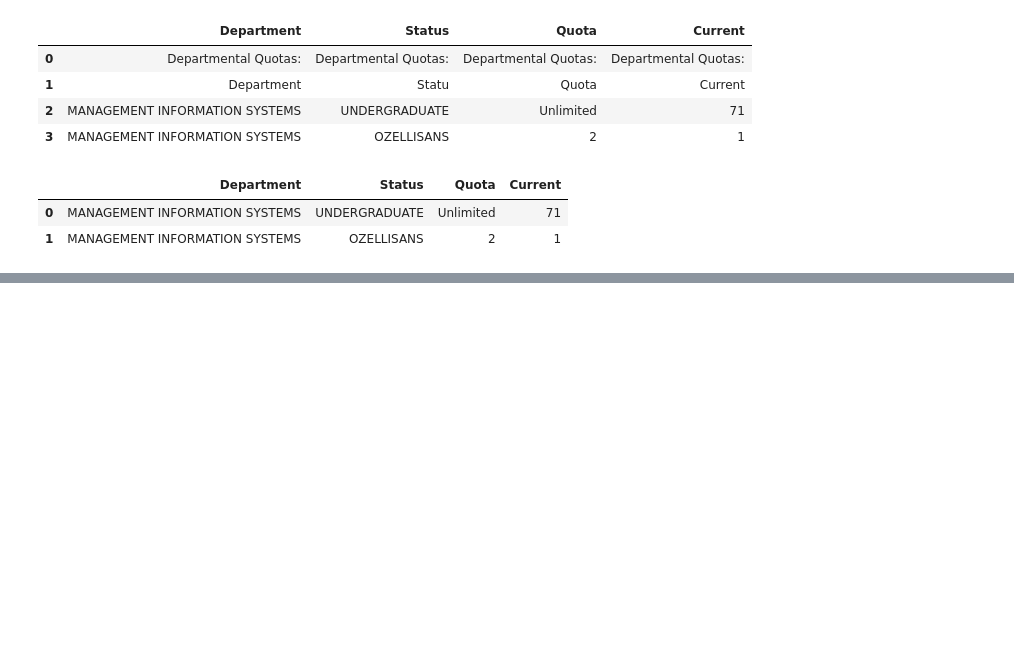
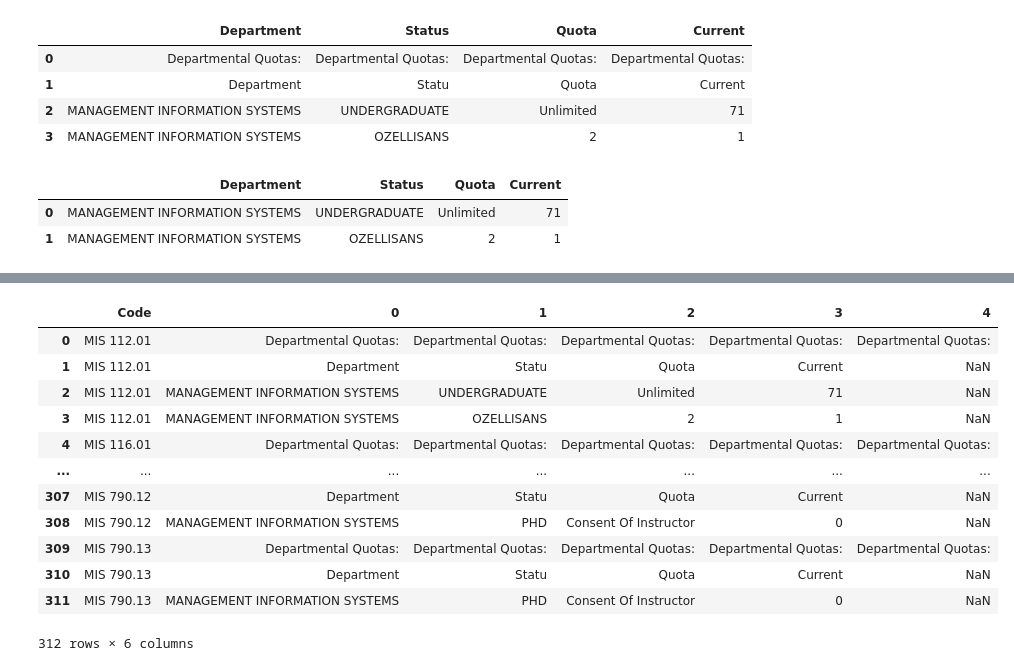
Before and after one commit to yyusufcoskun/quota-tracker, a Jupyter notebook: quotascrape.ipynb, the cells around one changed output, grey strips where cells are left out. Cells and saved outputs as stored; diff of their text form; code cells hidden in the pictures; blank space fills up the shorter version.

```diff
--- a/quotascrape.ipynb
+++ b/quotascrape.ipynb
@@ -62,0 +115,17 @@ info_link.click()
+# %%
+result = result[["Code",0,1,2,3,4]]
+result
+# %% [output]
+|  | Code | 0 | 1 | 2 | 3 | 4 |
+| 0 | MIS 112.01 | Departmental Quotas: | Departmental Quotas: | Departmental Quotas: | Departmental Quotas: | Departmental Quotas: |
+| 1 | MIS 112.01 | Department | Statu | Quota | Current | NaN |
+| 2 | MIS 112.01 | MANAGEMENT INFORMATION SYSTEMS | UNDERGRADUATE | Unlimited | 71 | NaN |
+| 3 | MIS 112.01 | MANAGEMENT INFORMATION SYSTEMS | OZELLISANS | 2 | 1 | NaN |
+| 4 | MIS 116.01 | Departmental Quotas: | Departmental Quotas: | Departmental Quotas: | Departmental Quotas: | Departmental Quotas: |
+| ... | ... | ... | ... | ... | ... | ... |
+| 307 | MIS 790.12 | Department | Statu | Quota | Current | NaN |
+| 308 | MIS 790.12 | MANAGEMENT INFORMATION SYSTEMS | PHD | Consent Of Instructor | 0 | NaN |
+| 309 | MIS 790.13 | Departmental Quotas: | Departmental Quotas: | Departmental Quotas: | Departmental Quotas: | Departmental Quotas: |
+| 310 | MIS 790.13 | Department | Statu | Quota | Current | NaN |
+| 311 | MIS 790.13 | MANAGEMENT INFORMATION SYSTEMS | PHD | Consent Of Instructor | 0 | NaN |
+312 rows × 6 columns
```
Also changed, not shown: parts of 6 cells of this notebook, 1 other file.
